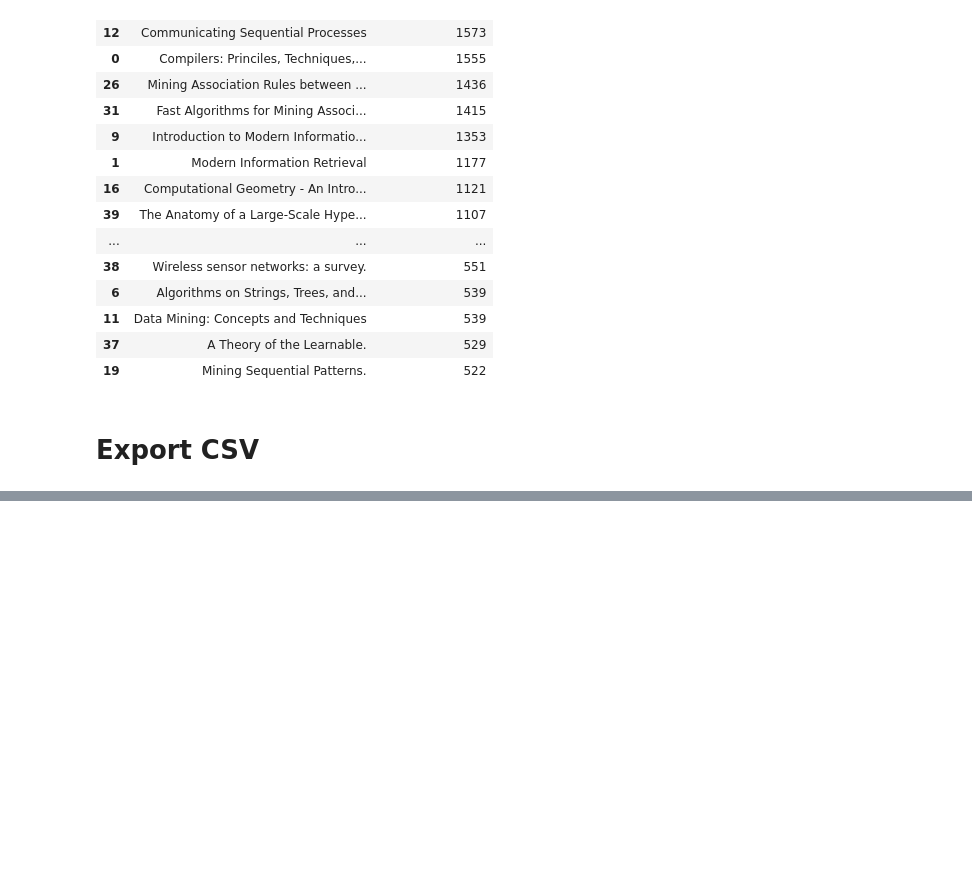
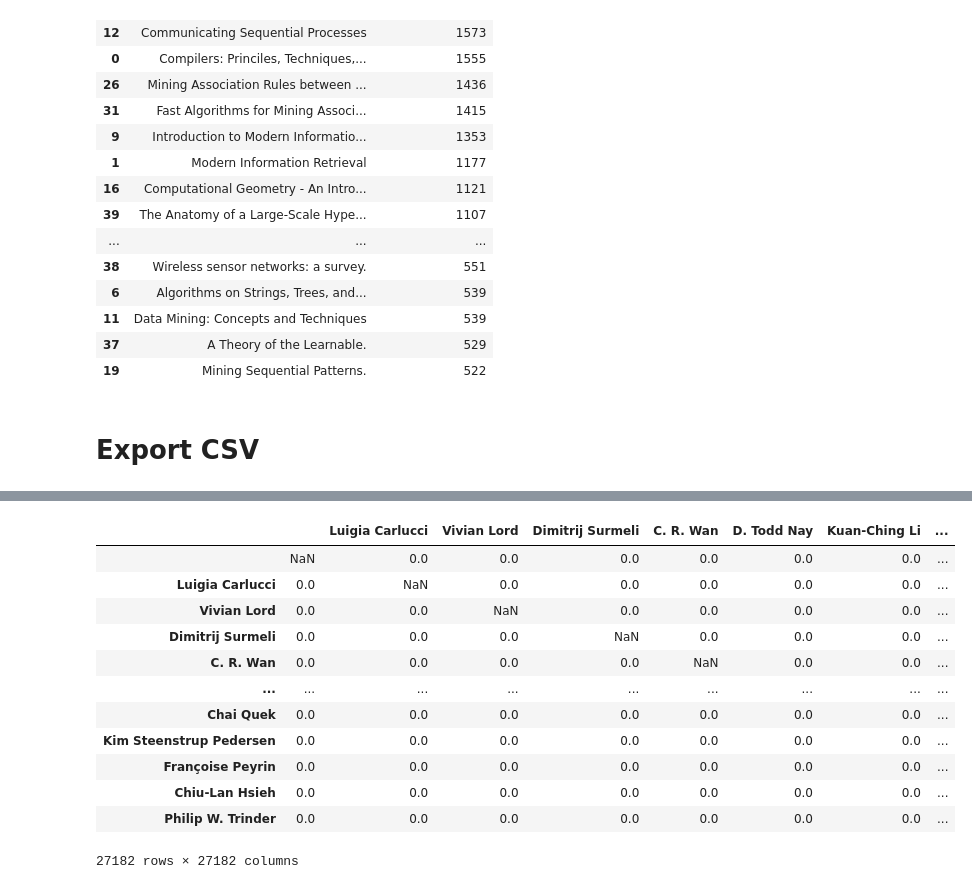
Before and after one commit to ItIsIvyLou/Social-Media-Analysis-Project, a Jupyter notebook: Group Project/Preprocessing.ipynb, the cells around one changed output, grey strips where cells are left out. Saved outputs shown, nothing was run; the diff lists cells and outputs as text; code cells hidden in the pictures; blank space fills up the shorter version.

```diff
--- a/Group Project/Preprocessing.ipynb
+++ b/Group Project/Preprocessing.ipynb
@@ -374,0 +541,19 @@ clean_data.to_csv('clean_data.csv', index=False)
+# %%
+authors_list = list(all_authors)
+# %%
+collab_matrix = pd.DataFrame(index=authors_list, columns=authors_list).fillna(0)
+
+# Function to update the matrix for each list of authors in a paper
+def update_collab_matrix(row):
+    authors = row['authors']
+    for a1, a2 in combinations(authors, 2):
+        collab_matrix.at[a1, a2] += 1
+        collab_matrix.at[a2, a1] += 1
+
+# Apply the function to each row in the DataFrame
+combined_df.apply(update_collab_matrix, axis=1)
+
+# Set diagonal (self-collaboration) to NaN
+pd.options.mode.chained_assignment = None  # to suppress SettingWithCopyWarning
+for author in authors_list:
+    collab_matrix.at[author, author] = None
@@ -374,0 +580,5 @@ clean_data.to_csv('clean_data.csv', index=False)
+# %%
+data = pd.read_csv('/Users/qianlou/Documents/GitHub/Social-Media-Analysis-Project/Group Project/Sampling Data/citation_sample.csv')
+data['references'] = data['references'].apply(ast.literal_eval)
+data['authors'] = data['authors'].apply(ast.literal_eval)
+data['id'] = data['id'].astype(str)
@@ -374,0 +607,19 @@ clean_data.to_csv('clean_data.csv', index=False)
+# %%
+all_authors = set(author for sublist in data['authors'] for author in sublist)
+authors_list = list(all_authors)
+collab_matrix = pd.DataFrame(index=authors_list, columns=authors_list).fillna(0)
+
+# Function to update the matrix for each list of authors in a paper
+def update_collab_matrix(row):
+    authors = row['authors']
+    for a1, a2 in combinations(authors, 2):
+        collab_matrix.at[a1, a2] += 1
+        collab_matrix.at[a2, a1] += 1
+
+# Apply the function to each row in the DataFrame
+data.apply(update_collab_matrix, axis=1)
+
+# Set diagonal (self-collaboration) to NaN
+pd.options.mode.chained_assignment = None  # to suppress SettingWithCopyWarning
+for author in authors_list:
+    collab_matrix.at[author, author] = None
@@ -374,0 +628,16 @@ clean_data.to_csv('clean_data.csv', index=False)
+# %%
+collab_matrix
+# %% [output]
+|  |  | Luigia Carlucci | Vivian Lord | Dimitrij Surmeli | C. R. Wan | D. Todd Nay | Kuan-Ching Li | ... |
+|  | NaN | 0.0 | 0.0 | 0.0 | 0.0 | 0.0 | 0.0 | ... |
+| Luigia Carlucci | 0.0 | NaN | 0.0 | 0.0 | 0.0 | 0.0 | 0.0 | ... |
+| Vivian Lord | 0.0 | 0.0 | NaN | 0.0 | 0.0 | 0.0 | 0.0 | ... |
+| Dimitrij Surmeli | 0.0 | 0.0 | 0.0 | NaN | 0.0 | 0.0 | 0.0 | ... |
+| C. R. Wan | 0.0 | 0.0 | 0.0 | 0.0 | NaN | 0.0 | 0.0 | ... |
+| ... | ... | ... | ... | ... | ... | ... | ... | ... |
+| Chai Quek | 0.0 | 0.0 | 0.0 | 0.0 | 0.0 | 0.0 | 0.0 | ... |
+| Kim Steenstrup Pedersen | 0.0 | 0.0 | 0.0 | 0.0 | 0.0 | 0.0 | 0.0 | ... |
+| Françoise Peyrin | 0.0 | 0.0 | 0.0 | 0.0 | 0.0 | 0.0 | 0.0 | ... |
+| Chiu-Lan Hsieh | 0.0 | 0.0 | 0.0 | 0.0 | 0.0 | 0.0 | 0.0 | ... |
+| Philip W. Trinder | 0.0 | 0.0 | 0.0 | 0.0 | 0.0 | 0.0 | 0.0 | ... |
+27182 rows × 27182 columns
```
Also changed, not shown: parts of 36 cells of this notebook, 1 other file.
